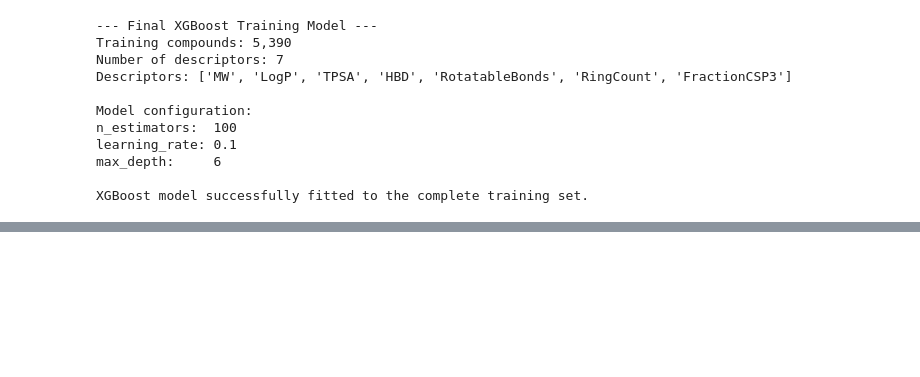
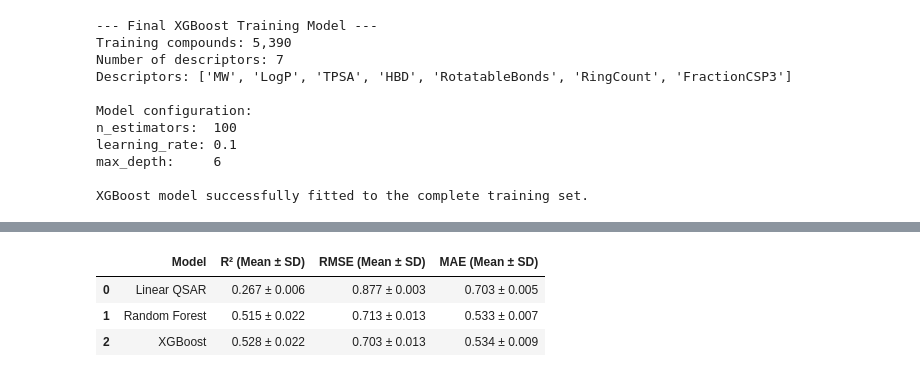
Before and after one commit to larry-xiping/nav1.7-sodium-channel-sar, a Jupyter notebook: notebooks/03_machine_learning_models.ipynb, the cells around one changed output, grey strips where cells are left out. Drawn from its saved outputs; the diff is of its cells as text; code cells hidden in the pictures; blank space fills up the shorter version.

```diff
--- a/notebooks/03_machine_learning_models.ipynb
+++ b/notebooks/03_machine_learning_models.ipynb
@@ -946,0 +972,79 @@ XGBoost model successfully fitted to the complete training set.
+# %%
+# ============================================================
+# 6.1 Five-Fold Cross-Validation Comparison
+# ============================================================
+
+# Compile Mean ± SD results from the three completed CV analyses
+cv_comparison = pd.DataFrame({
+    'Model': [
+        'Linear QSAR',
+        'Random Forest',
+        'XGBoost'
+    ],
+
+    'R² Mean': [
+        linear_cv_r2.mean(),
+        rf_cv_r2.mean(),
+        xgb_cv_r2.mean()
+    ],
+    'R² SD': [
+        linear_cv_r2.std(),
+        rf_cv_r2.std(),
+        xgb_cv_r2.std()
+    ],
+
+    'RMSE Mean': [
+        linear_cv_rmse.mean(),
+        rf_cv_rmse.mean(),
+        xgb_cv_rmse.mean()
+    ],
+    'RMSE SD': [
+        linear_cv_rmse.std(),
+        rf_cv_rmse.std(),
+        xgb_cv_rmse.std()
+    ],
+
+    'MAE Mean': [
+        linear_cv_mae.mean(),
+        rf_cv_mae.mean(),
+        xgb_cv_mae.mean()
+    ],
+    'MAE SD': [
+        linear_cv_mae.std(),
+        rf_cv_mae.std(),
+        xgb_cv_mae.std()
+    ]
+})
+
+# Create publication-readable Mean ± SD columns
+cv_display = pd.DataFrame({
+    'Model': cv_comparison['Model'],
+
+    'R² (Mean ± SD)': [
+        f"{mean:.3f} ± {sd:.3f}"
+        for mean, sd in zip(
+            cv_comparison['R² Mean'],
+            cv_comparison['R² SD']
+        )
+    ],
+
+    'RMSE (Mean ± SD)': [
+        f"{mean:.3f} ± {sd:.3f}"
+        for mean, sd in zip(
+            cv_comparison['RMSE Mean'],
+            cv_comparison['RMSE SD']
+        )
+    ],
+
+    'MAE (Mean ± SD)': [
+        f"{mean:.3f} ± {sd:.3f}"
+        for mean, sd in zip(
+            cv_comparison['MAE Mean'],
+            cv_comparison['MAE SD']
+        )
+    ]
+})
+
+print("--- Five-Fold Cross-Validation Model Comparison ---")
+display(cv_display)
+# %% [output]
@@ -946,0 +1052,4 @@ XGBoost model successfully fitted to the complete training set.
+|  | Model | R² (Mean ± SD) | RMSE (Mean ± SD) | MAE (Mean ± SD) |
+| 0 | Linear QSAR | 0.267 ± 0.006 | 0.877 ± 0.003 | 0.703 ± 0.005 |
+| 1 | Random Forest | 0.515 ± 0.022 | 0.713 ± 0.013 | 0.533 ± 0.007 |
+| 2 | XGBoost | 0.528 ± 0.022 | 0.703 ± 0.013 | 0.534 ± 0.009 |
```
Also changed, not shown: parts of 9 cells of this notebook.
